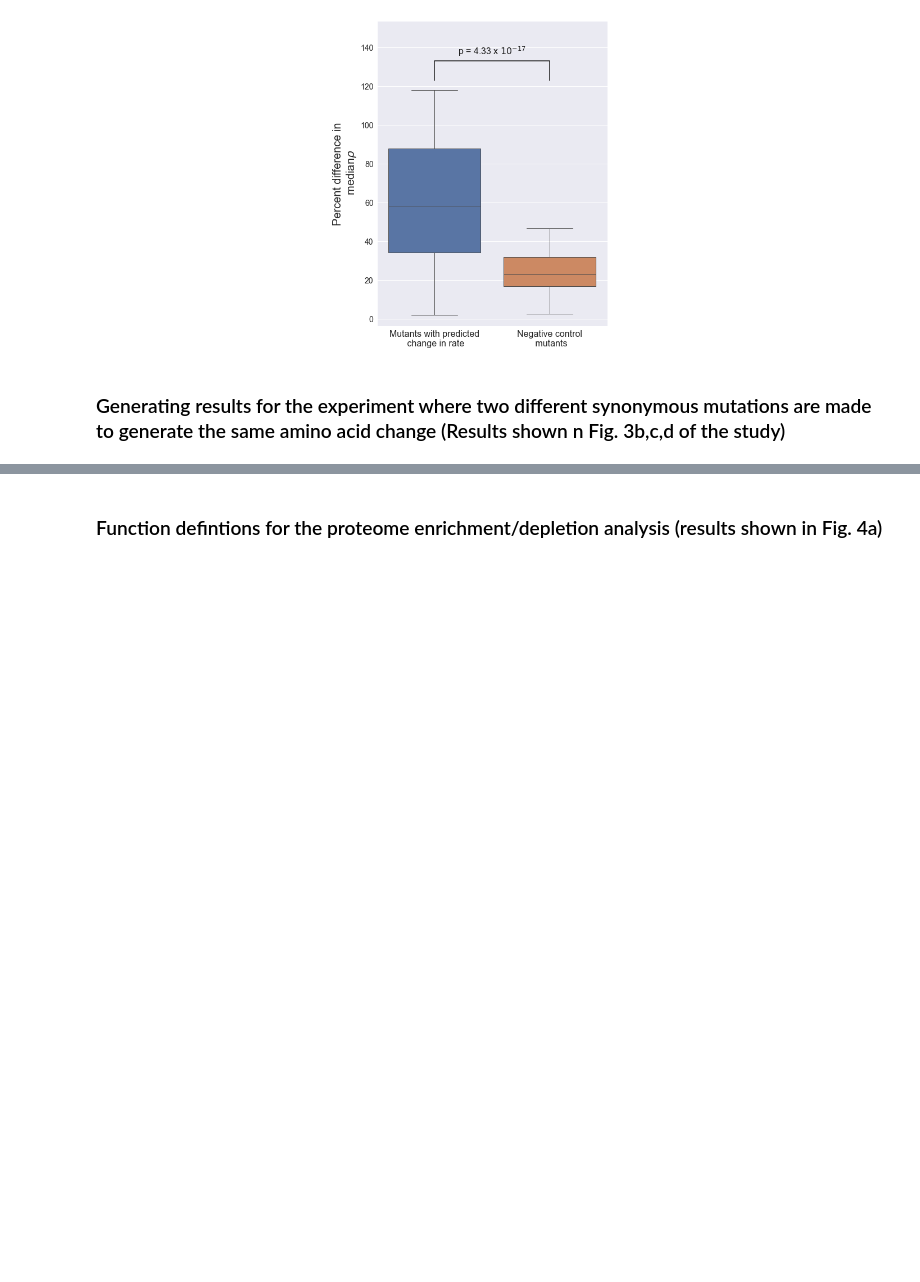
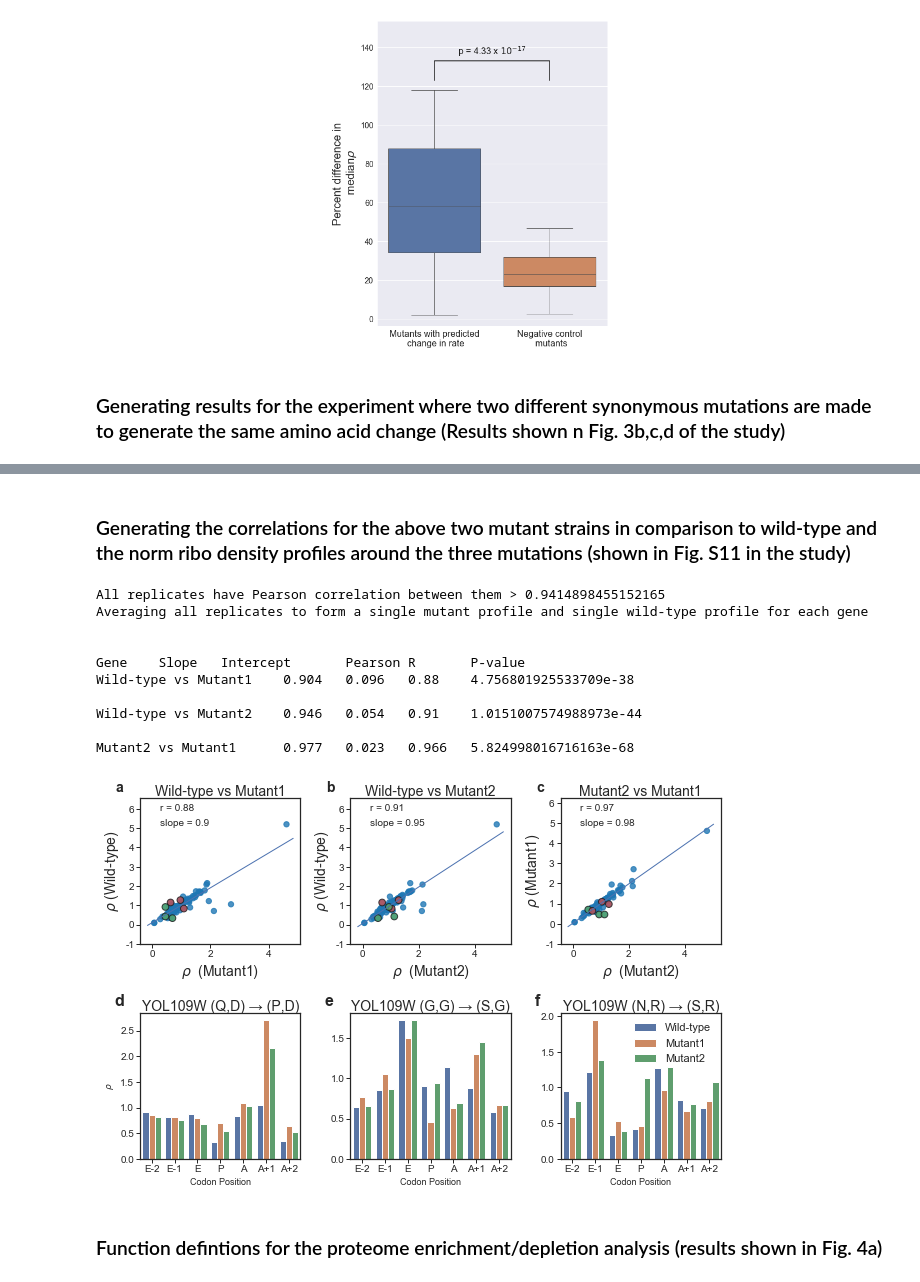
Before and after one commit to obrien-lab/P-site-A-site-pairs-analysis, a Jupyter notebook: P-site_A-site_pairs_project_data_analysis.ipynb, the cells around one changed output, grey strips where cells are left out. Drawn from its saved outputs; the diff is of its cells as text; code cells hidden in the pictures; blank space fills up the shorter version.

```diff
--- a/P-site_A-site_pairs_project_data_analysis.ipynb
+++ b/P-site_A-site_pairs_project_data_analysis.ipynb
@@ -1730,3 +2193,19 @@ plot_mutant_ribo_density_Fig3(dict_norm_ribo_density, dict_two_syn_mutations, ph
+# %% [markdown]
+### Generating the correlations for the above two mutant strains in comparison to wild-type and the norm ribo density profiles around the three mutations (shown in Fig. S11 in the study)
+# %%
+mutant_gene_correlations_two_mutants(dict_norm_ribo_density, dict_mut_pos, dict_mutations)
+# %% [output]
+All replicates have Pearson correlation between them > 0.9414898455152165
+Averaging all replicates to form a single mutant profile and single wild-type profile for each gene
+
+
+Gene    Slope   Intercept       Pearson R       P-value
+Wild-type vs Mutant1    0.904   0.096   0.88    4.756801925533709e-38
+
+Wild-type vs Mutant2    0.946   0.054   0.91    1.0151007574988973e-44
+
+Mutant2 vs Mutant1      0.977   0.023   0.966   5.824998016716163e-68
+[figure, added]
 # %% [markdown]
 ### Function defintions for the proteome enrichment/depletion analysis (results shown in Fig. 4a)
 # %%
```
Also changed, not shown: parts of 28 cells of this notebook.
